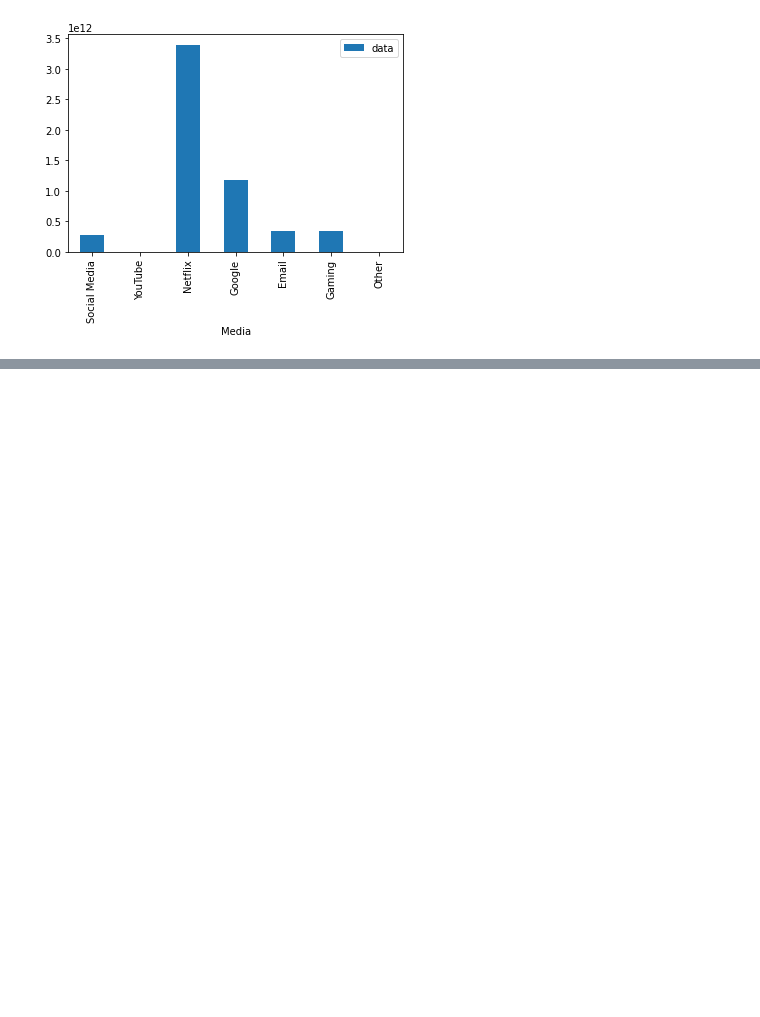
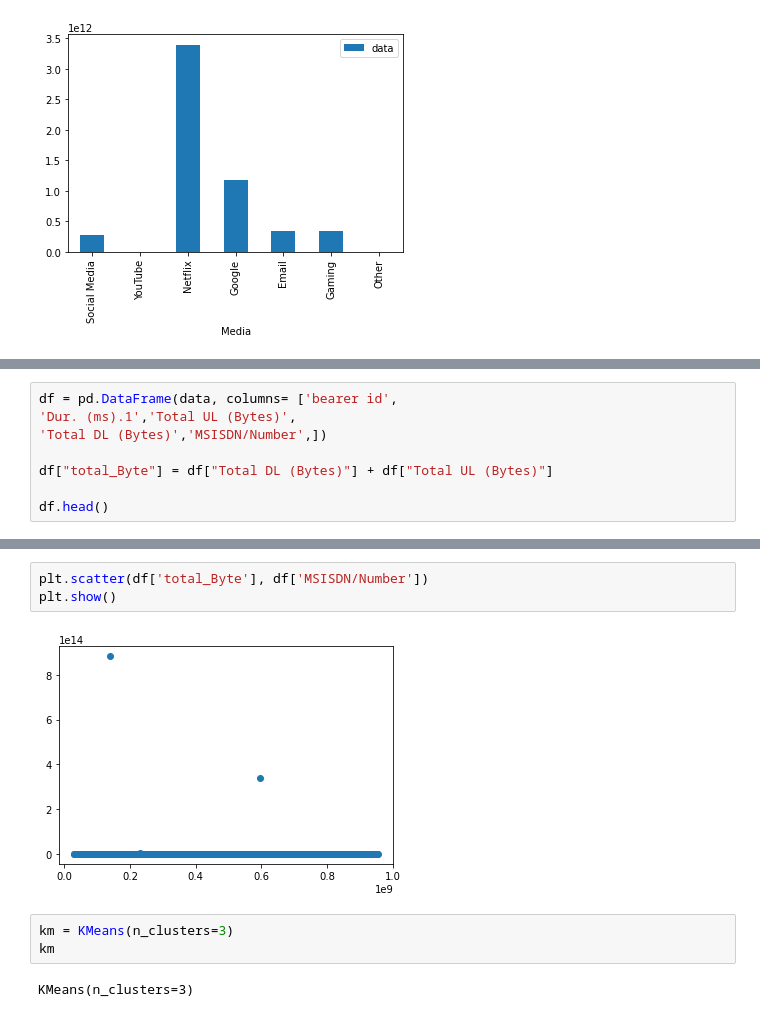
Before and after one commit to abu-bakarr/10-Academy-Week1, a Jupyter notebook: Week1.ipynb, the cells around one changed output, grey strips where cells are left out. Cells and saved outputs as stored; diff of their text form; blank space fills up the shorter version.

```diff
--- a/Week1.ipynb
+++ b/Week1.ipynb
@@ -433,0 +505,8 @@ plt.show()
+# %%
+df = pd.DataFrame(data, columns= ['bearer id',
+'Dur. (ms).1','Total UL (Bytes)',
+'Total DL (Bytes)','MSISDN/Number',])
+
+df["total_Byte"] = df["Total DL (Bytes)"] + df["Total UL (Bytes)"]
+
+df.head()
@@ -433,0 +538,10 @@ plt.show()
+# %%
+plt.scatter(df['total_Byte'], df['MSISDN/Number'])
+plt.show()
+# %% [output]
+[figure, added]
+# %%
+km = KMeans(n_clusters=3)
+km
+# %% [output]
+KMeans(n_clusters=3)
```
Also changed, not shown: parts of 10 cells of this notebook, 2 other files.
